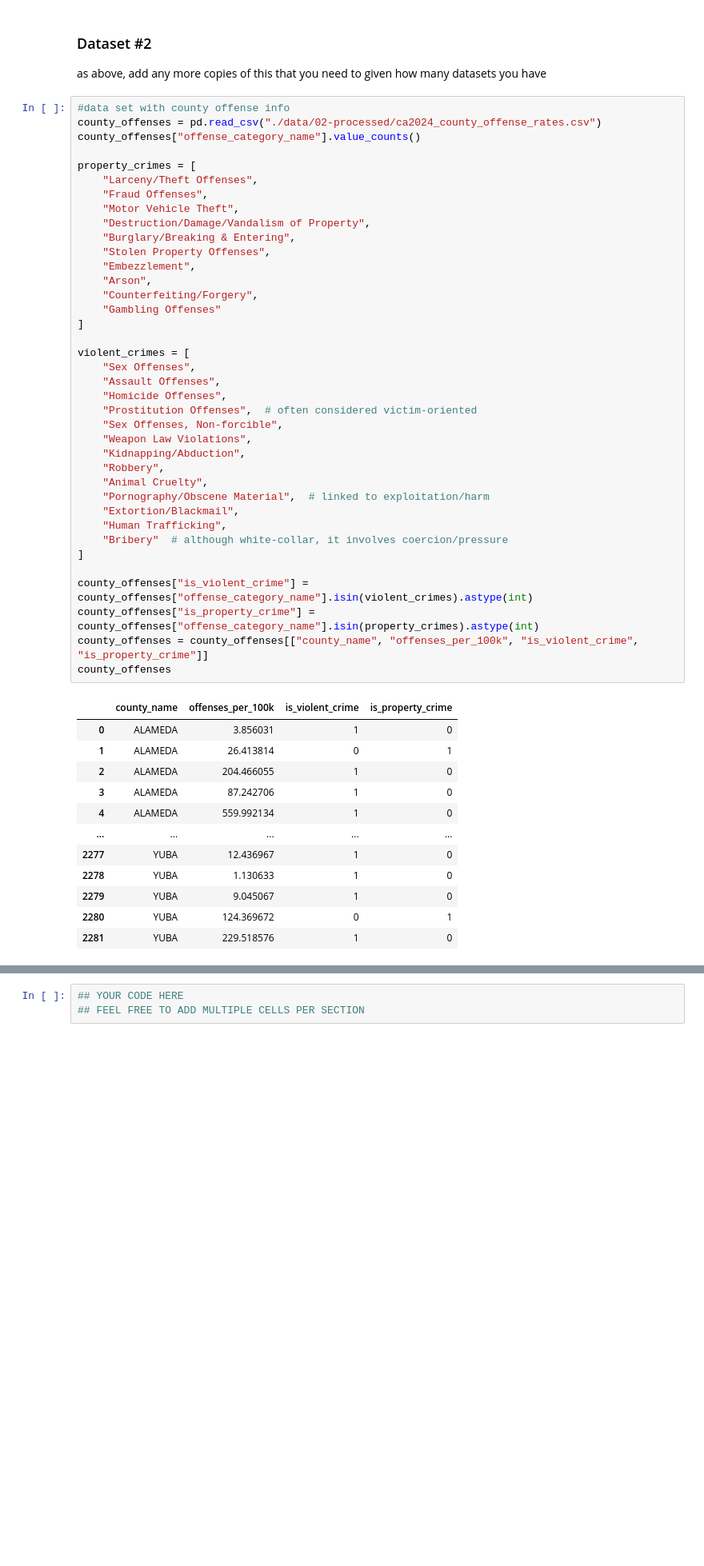
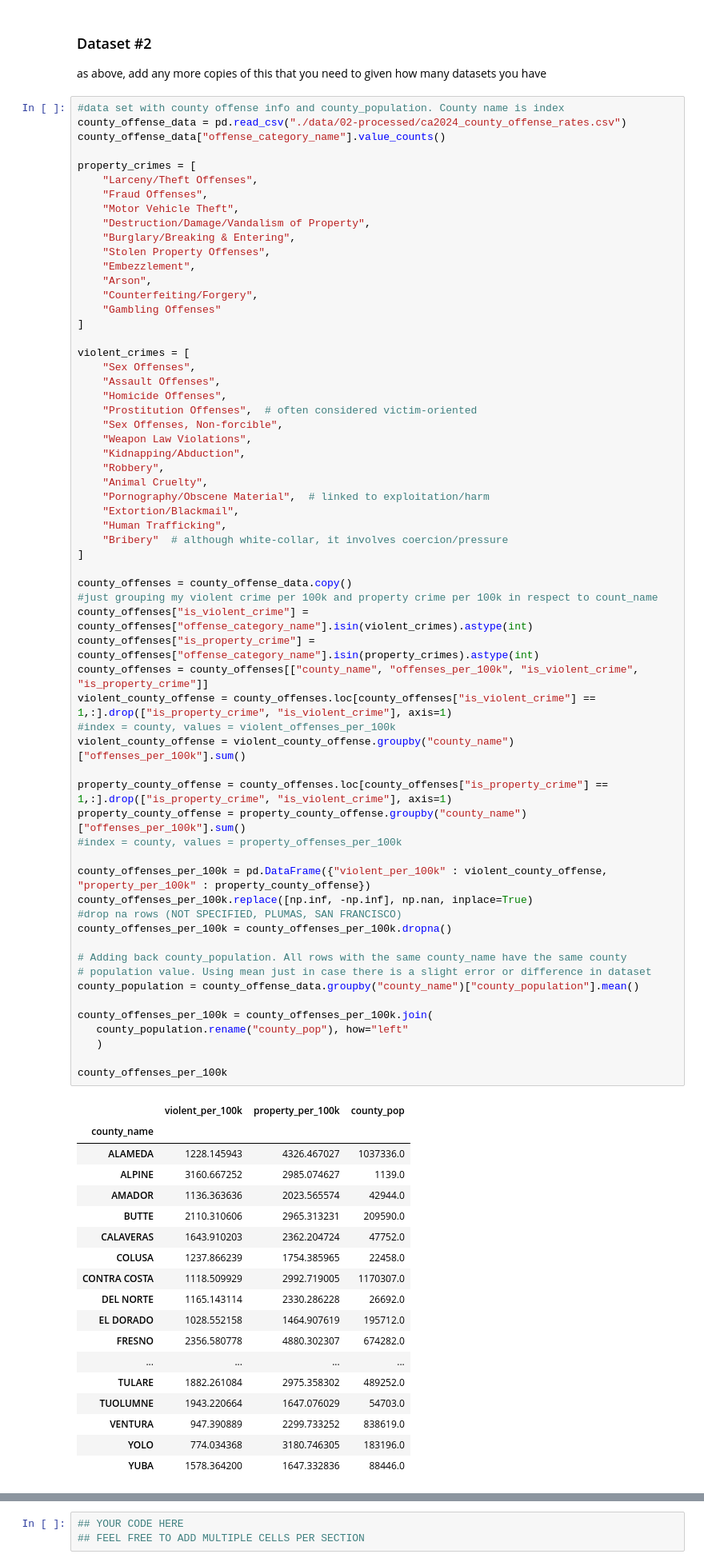
Before and after one commit to COGS108/Group045_WI26, a Jupyter notebook: 02-EDACheckpoint.ipynb, the cells around one changed output, grey strips where cells are left out. Shown at 80% size. Saved outputs shown, nothing was run; the diff lists cells and outputs as text; blank space fills up the shorter version.

```diff
--- a/02-EDACheckpoint.ipynb
+++ b/02-EDACheckpoint.ipynb
@@ -141,9 +137,9 @@ school_meta_data
 ### Dataset #2
  as above, add any more copies of this that you need to given how many datasets you have
 # %%
-#data set with county offense info
-county_offenses = pd.read_csv("./data/02-processed/ca2024_county_offense_rates.csv")
-county_offenses["offense_category_name"].value_counts()
+#data set with county offense info and county_population. County name is index
+county_offense_data = pd.read_csv("./data/02-processed/ca2024_county_offense_rates.csv")
+county_offense_data["offense_category_name"].value_counts()
 
 property_crimes = [
     "Larceny/Theft Offenses",
@@ -151,43 +147,72 @@ property_crimes = [
     "Motor Vehicle Theft",
     "Destruction/Damage/Vandalism of Property",
     "Burglary/Breaking & Entering",
     "Stolen Property Offenses",
     "Embezzlement",
     "Arson",
     "Counterfeiting/Forgery",
     "Gambling Offenses"
 ]
 
 violent_crimes = [
     "Sex Offenses",
     "Assault Offenses",
     "Homicide Offenses",
     "Prostitution Offenses",  # often considered victim-oriented
     "Sex Offenses, Non-forcible",
     "Weapon Law Violations",
     "Kidnapping/Abduction",
     "Robbery",
     "Animal Cruelty",
     "Pornography/Obscene Material",  # linked to exploitation/harm
     "Extortion/Blackmail",
     "Human Trafficking",
     "Bribery"  # although white-collar, it involves coercion/pressure
 ]
 
+county_offenses = county_offense_data.copy()
+#just grouping my violent crime per 100k and property crime per 100k in respect to count_name
 county_offenses["is_violent_crime"] = county_offenses["offense_category_name"].isin(violent_crimes).astype(int)
 county_offenses["is_property_crime"] = county_offenses["offense_category_name"].isin(property_crimes).astype(int)
 county_offenses = county_offenses[["county_name", "offenses_per_100k", "is_violent_crime", "is_property_crime"]]
-county_offenses
+violent_county_offense = county_offenses.loc[county_offenses["is_violent_crime"] == 1,:].drop(["is_property_crime", "is_violent_crime"], axis=1)
+#index = county, values = violent_offenses_per_100k
+violent_county_offense = violent_county_offense.groupby("county_name")["offenses_per_100k"].sum()
+
+property_county_offense = county_offenses.loc[county_offenses["is_property_crime"] == 1,:].drop(["is_property_crime", "is_violent_crime"], axis=1)
+property_county_offense = property_county_offense.groupby("county_name")["offenses_per_100k"].sum()
+#index = county, values = property_offenses_per_100k
+
+county_offenses_per_100k = pd.DataFrame({"violent_per_100k" : violent_county_offense, "property_per_100k" : property_county_offense})
+county_offenses_per_100k.replace([np.inf, -np.inf], np.nan, inplace=True)
+#drop na rows (NOT SPECIFIED, PLUMAS, SAN FRANCISCO)
+county_offenses_per_100k = county_offenses_per_100k.dropna()
+
+# Adding back county_population. All rows with the same county_name have the same county
+# population value. Using mean just in case there is a slight error or difference in dataset
+county_population = county_offense_data.groupby("county_name")["county_population"].mean()
+
+county_offenses_per_100k = county_offenses_per_100k.join(
+   county_population.rename("county_pop"), how="left"
+   )
+
+county_offenses_per_100k
 # %% [output]
-|  | county_name | offenses_per_100k | is_violent_crime | is_property_crime |
-| 0 | ALAMEDA | 3.856031 | 1 | 0 |
-| 1 | ALAMEDA | 26.413814 | 0 | 1 |
-| 2 | ALAMEDA | 204.466055 | 1 | 0 |
-| 3 | ALAMEDA | 87.242706 | 1 | 0 |
-| 4 | ALAMEDA | 559.992134 | 1 | 0 |
-| ... | ... | ... | ... | ... |
-| 2277 | YUBA | 12.436967 | 1 | 0 |
-| 2278 | YUBA | 1.130633 | 1 | 0 |
-| 2279 | YUBA | 9.045067 | 1 | 0 |
-| 2280 | YUBA | 124.369672 | 0 | 1 |
-| 2281 | YUBA | 229.518576 | 1 | 0 |
+|  | violent_per_100k | property_per_100k | county_pop |
+| county_name |  |  |  |
+| ALAMEDA | 1228.145943 | 4326.467027 | 1037336.0 |
+| ALPINE | 3160.667252 | 2985.074627 | 1139.0 |
+| AMADOR | 1136.363636 | 2023.565574 | 42944.0 |
+| BUTTE | 2110.310606 | 2965.313231 | 209590.0 |
+| CALAVERAS | 1643.910203 | 2362.204724 | 47752.0 |
+| COLUSA | 1237.866239 | 1754.385965 | 22458.0 |
+| CONTRA COSTA | 1118.509929 | 2992.719005 | 1170307.0 |
+| DEL NORTE | 1165.143114 | 2330.286228 | 26692.0 |
+| EL DORADO | 1028.552158 | 1464.907619 | 195712.0 |
+| FRESNO | 2356.580778 | 4880.302307 | 674282.0 |
+| ... | ... | ... | ... |
+| TULARE | 1882.261084 | 2975.358302 | 489252.0 |
+| TUOLUMNE | 1943.220664 | 1647.076029 | 54703.0 |
+| VENTURA | 947.390889 | 2299.733252 | 838619.0 |
+| YOLO | 774.034368 | 3180.746305 | 183196.0 |
+| YUBA | 1578.364200 | 1647.332836 | 88446.0 |
```
Also changed, not shown: parts of 11 cells of this notebook.
